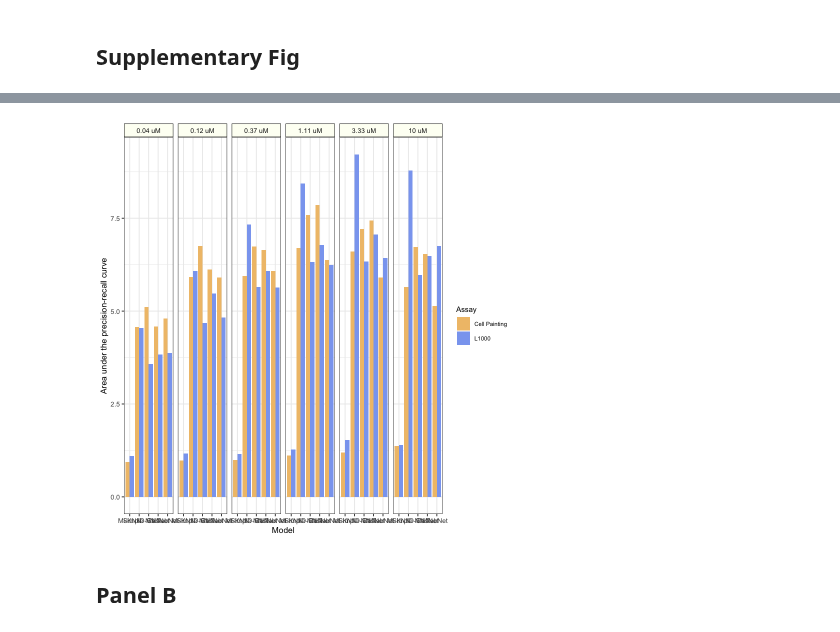
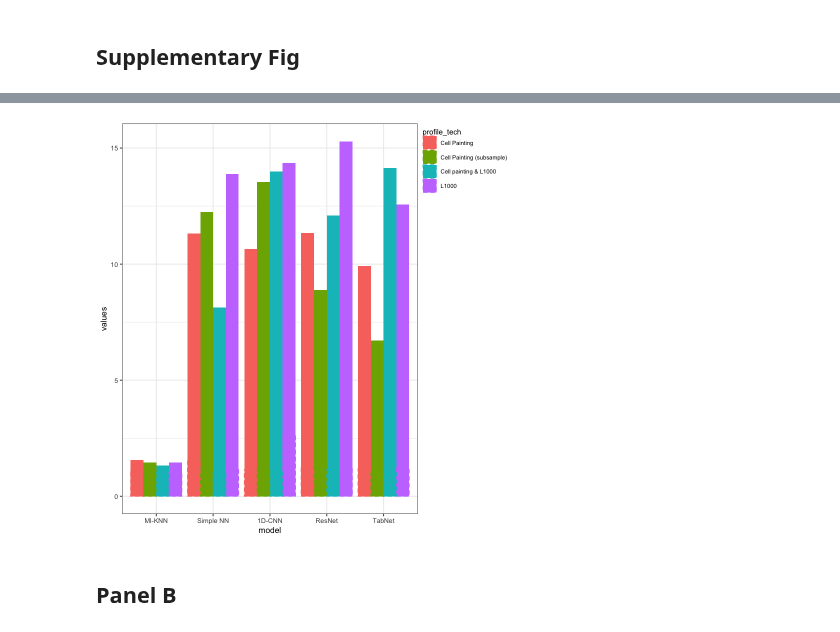
Before and after one commit to broadinstitute/lincs-profiling-complementarity, a Jupyter notebook: 6.paper_figures/figure5.ipynb, the cells around one changed output, grey strips where cells are left out. Cells and saved outputs as stored; diff of their text form; code cells hidden in the pictures.

```diff
--- a/6.paper_figures/figure5.ipynb
+++ b/6.paper_figures/figure5.ipynb
@@ -158,19 +125,40 @@ A tibble: 6 × 7
-# %%
-sup_fig_gg <- (
-    ggplot(
-        all_dose_metrics_df %>% dplyr::filter(profile_tech != "Cell Painting (subsample)"),
-        aes(x = model, y = performance))
-    + geom_bar(aes(fill = profile_tech), position = "dodge", stat = "identity")
-    + facet_grid("~class")
-    + figure_theme
-    + scale_fill_manual("Assay", values = assay_colors)
-    + xlab("Model")
-    + ylab("Area under the precision-recall curve")
-)
-
-sup_fig_gg
-# %% [output]
-[figure, removed]
+# %%
+sup_panel_a_df <- all_metrics_df %>%
+    dplyr::filter(metrics == "Precision-recall")
+
+ensemble_df <- sup_panel_a_df %>%
+    dplyr::filter(model == "Ensemble")
+
+sup_panel_a_df <- sup_panel_a_df %>%
+    dplyr::filter(model != "Ensemble")
+
+sup_panel_a_gg <- (
+    ggplot(data = NULL, aes(x = model, y = values))
+    + geom_bar(
+        data = sup_panel_a_df %>% dplyr::filter(!shuffle),
+        stat = "identity",
+        aes(fill = profile_tech),
+        position = "dodge"
+    )
+    + geom_bar(
+        data = sup_panel_a_df %>% dplyr::filter(shuffle),
+        stat = "identity",
+        aes(color = profile_tech),
+        alpha = 0,
+        position = "dodge",
+        linetype = "dashed"
+    )
+    + figure_theme
+    + theme(
+        legend.spacing.y = unit(0.01, "cm"),
+        legend.box.spacing = unit(0.01, "cm"),
+        legend.justification = "top"
+    )
+    )
+
+sup_panel_a_gg
+# %% [output]
+[figure, added]
 # %% [markdown]
 ## Panel B
 # %%
```
Also changed, not shown: parts of 11 cells of this notebook, 7 other files.
